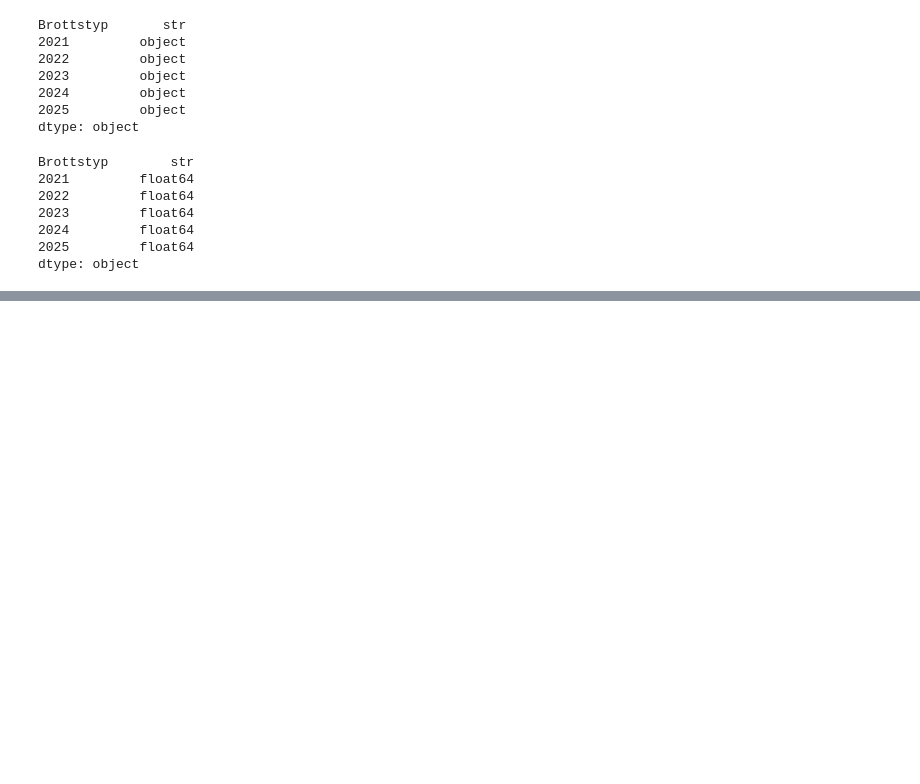
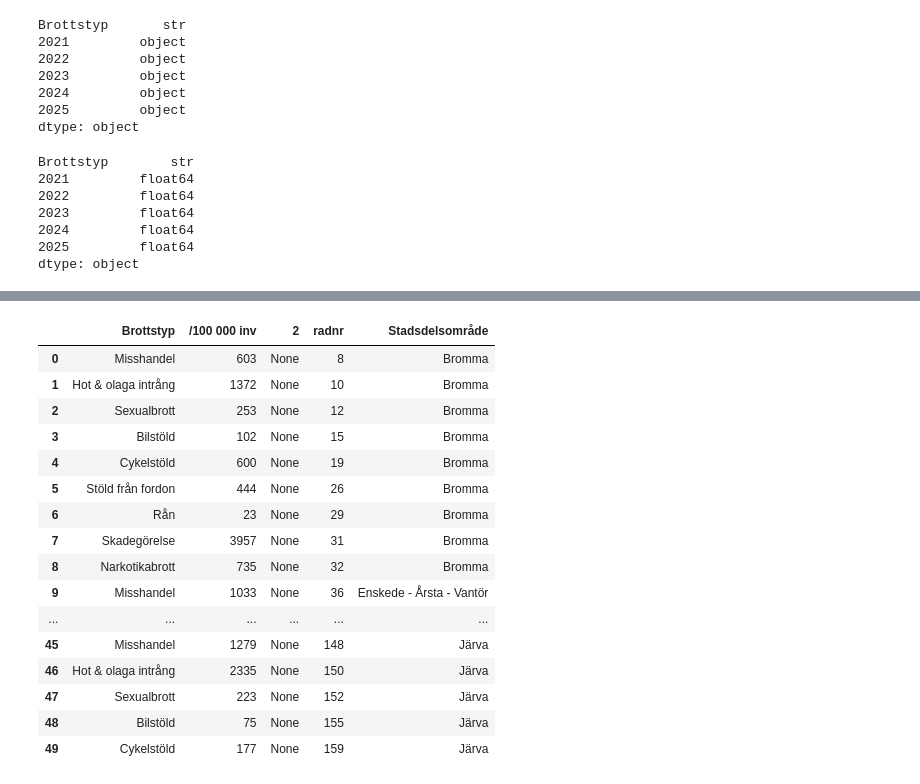
Before and after one commit to cactus-commits/UrbanPulse, a Jupyter notebook: EDA/eda_brå_sthlm.ipynb, the cells around one changed output, grey strips where cells are left out. Drawn from its saved outputs; the diff is of its cells as text; code cells hidden in the pictures; blank space fills up the shorter version.

```diff
--- a/EDA/eda_brå_sthlm.ipynb
+++ b/EDA/eda_brå_sthlm.ipynb
@@ -155,0 +288,2 @@ WHERE Brottstyp IN (
+# %%
+df_cleaned = df_cleaned.dropna(subset=['/100 000 inv'])
@@ -155,0 +304,53 @@ WHERE Brottstyp IN (
+# %%
+crime_types = [
+    'Misshandel inkl. grov (5, 6 §)',
+    '4 kap. Brott mot frihet och frid',
+    '6 kap. Sexualbrott',
+    'Tillgrepp av motordrivet fortskaffningsmedel (7 §)',
+    'Cykel',
+    'Från fordon m.m.',
+    'Inbrottsstöld i bostad m.m.',
+    'Rån, inkl. grovt (5, 6 §)',
+    '12 kap. Skadegörelsebrott',
+    'Brott mot narkotikastrafflagen'
+]
+# %%
+df_filtered = df_cleaned[df_cleaned['Brottstyp'].isin(crime_types)]
+# %%
+df_cleaned = duckdb.sql("""--sql
+SELECT
+    CASE Brottstyp
+        WHEN 'Misshandel inkl. grov (5, 6 §)' THEN 'Misshandel'
+        WHEN '4 kap. Brott mot frihet och frid' THEN 'Hot & olaga intrång'
+        WHEN '6 kap. Sexualbrott' THEN 'Sexualbrott'
+        WHEN 'Tillgrepp av motordrivet fortskaffningsmedel (7 §)' THEN 'Bilstöld'
+        WHEN 'Cykel' THEN 'Cykelstöld'
+        WHEN 'Från fordon m.m.' THEN 'Stöld från fordon'
+        WHEN 'Inbrottsstöld i bostad m.m.' THEN 'Bostadsinbrott'
+        WHEN 'Rån, inkl. grovt (5, 6 §)' THEN 'Rån'
+        WHEN '12 kap. Skadegörelsebrott' THEN 'Skadegörelse'
+        WHEN 'Brott mot narkotikastrafflagen' THEN 'Narkotikabrott'
+    END AS Brottstyp,
+        * EXCLUDE (Brottstyp)
+FROM df_filtered
+""").df()
+# %%
+df_cleaned.head(50)
+# %% [output]
+|  | Brottstyp | /100 000 inv | 2 | radnr | Stadsdelsområde |
+| 0 | Misshandel | 603 | None | 8 | Bromma |
+| 1 | Hot & olaga intrång | 1372 | None | 10 | Bromma |
+| 2 | Sexualbrott | 253 | None | 12 | Bromma |
+| 3 | Bilstöld | 102 | None | 15 | Bromma |
+| 4 | Cykelstöld | 600 | None | 19 | Bromma |
+| 5 | Stöld från fordon | 444 | None | 26 | Bromma |
+| 6 | Rån | 23 | None | 29 | Bromma |
+| 7 | Skadegörelse | 3957 | None | 31 | Bromma |
+| 8 | Narkotikabrott | 735 | None | 32 | Bromma |
+| 9 | Misshandel | 1033 | None | 36 | Enskede - Årsta - Vantör |
+| ... | ... | ... | ... | ... | ... |
+| 45 | Misshandel | 1279 | None | 148 | Järva |
+| 46 | Hot & olaga intrång | 2335 | None | 150 | Järva |
+| 47 | Sexualbrott | 223 | None | 152 | Järva |
+| 48 | Bilstöld | 75 | None | 155 | Järva |
+| 49 | Cykelstöld | 177 | None | 159 | Järva |
```
Also changed, not shown: parts of 18 cells of this notebook, 1 other file.
